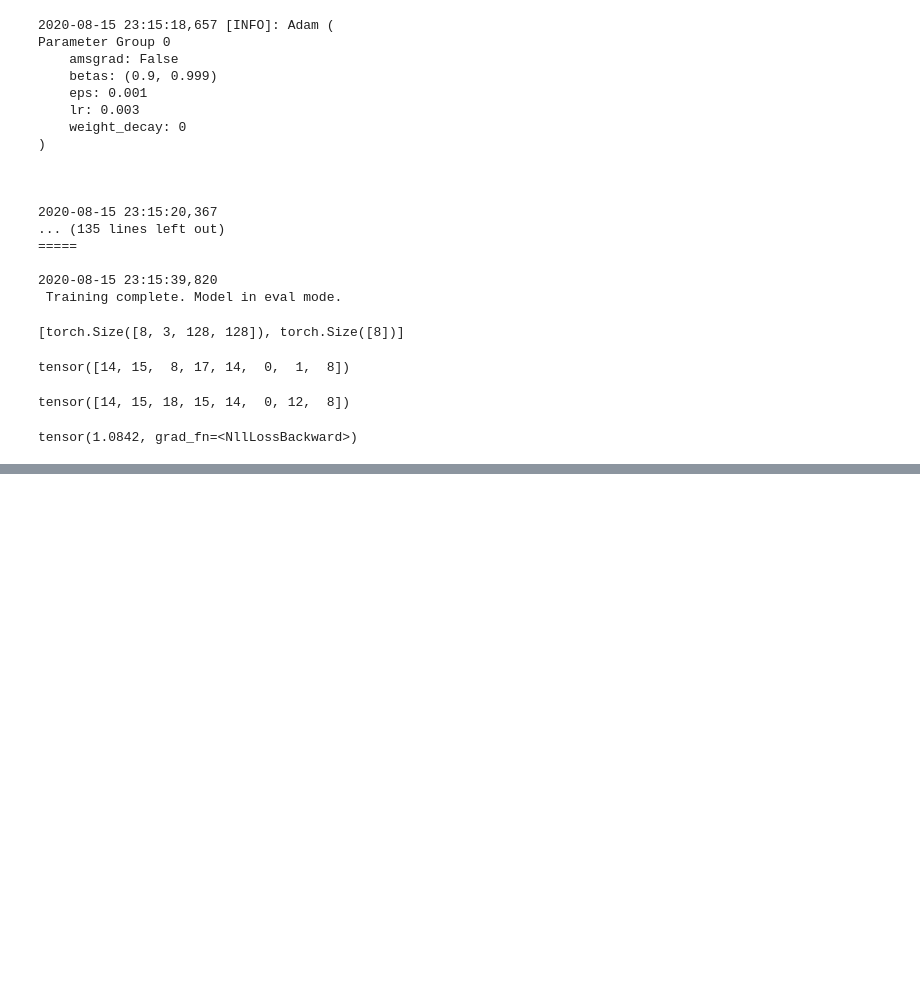
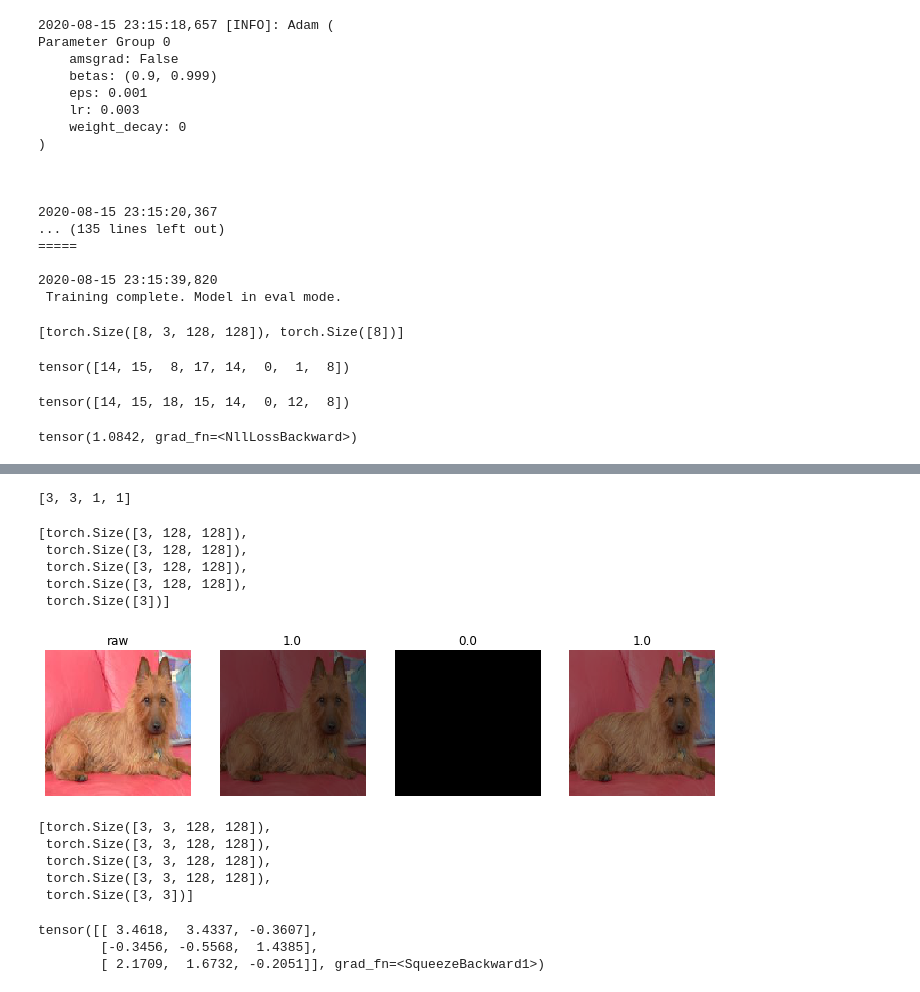
Before and after one commit to hdmamin/self-supervised-vision-exp, a Jupyter notebook: notebooks/nb03-lightning-first-test.ipynb, the cells around one changed output, grey strips where cells are left out. Saved outputs shown, nothing was run; the diff lists cells and outputs as text; code cells hidden in the pictures; blank space fills up the shorter version.

```diff
--- a/notebooks/nb03-lightning-first-test.ipynb
+++ b/notebooks/nb03-lightning-first-test.ipynb
@@ -300,0 +306,29 @@ tensor(1.0842, grad_fn=<NllLossBackward>)
+# %%
+dst, dsv, dlt, dlv = get_databunch('data/imagewang-160/unsup', mode='scale',
+                                   bs=3, train_pct=.5, max_train_len=3,
+                                   max_val_len=3, regression=False)
+lmap(len, dst, dsv, dlt, dlv)
+# %% [output]
+[3, 3, 1, 1]
+# %%
+*x, y = dst[0]
+smap(*x, y)
+# %% [output]
+[torch.Size([3, 128, 128]),
+ torch.Size([3, 128, 128]),
+ torch.Size([3, 128, 128]),
+ torch.Size([3, 128, 128]),
+ torch.Size([3])]
+# %%
+show_images(x, titles=['raw']+y.tolist())
+# %% [output]
+[figure, added]
+# %%
+*xb, yb = next(iter(dlt))
+smap(*xb, yb)
+# %% [output]
+[torch.Size([3, 3, 128, 128]),
+ torch.Size([3, 3, 128, 128]),
+ torch.Size([3, 3, 128, 128]),
+ torch.Size([3, 3, 128, 128]),
+ torch.Size([3, 3])]
@@ -300,0 +340,6 @@ tensor(1.0842, grad_fn=<NllLossBackward>)
+# %%
+net(*xb)
+# %% [output]
+tensor([[ 3.4618,  3.4337, -0.3607],
+        [-0.3456, -0.5568,  1.4385],
+        [ 2.1709,  1.6732, -0.2051]], grad_fn=<SqueezeBackward1>)
```
Also changed, not shown: parts of 23 cells of this notebook, 3 other files.
